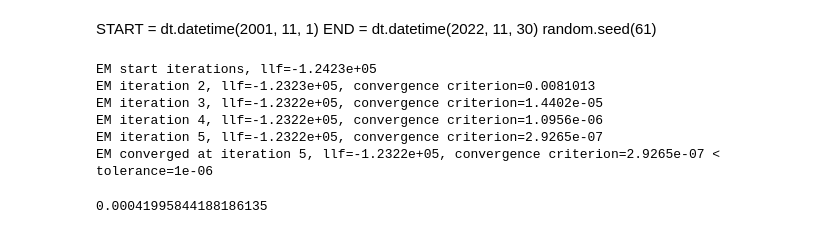
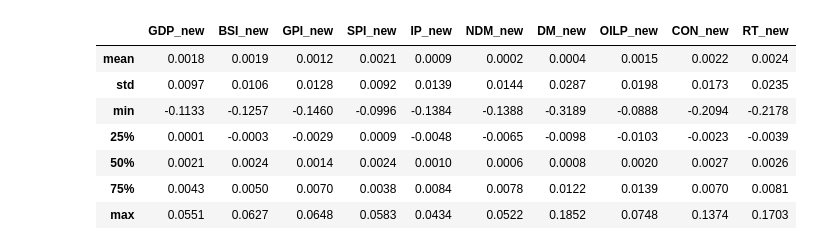
Before and after one commit to philtousi/dynamic_factor_models, a Jupyter notebook: dfm.ipynb, the cells around one changed output. Cells and saved outputs as stored; diff of their text form; code cells hidden in the pictures.

```diff
--- a/dfm.ipynb
+++ b/dfm.ipynb
@@ -11,31 +11,16 @@ plt.rcParams['savefig.dpi'] = 300
 from sklearn.metrics import mean_squared_error as mse
 import warnings
 warnings.filterwarnings('ignore')
-# %% [markdown]
-START = dt.datetime(2001, 11, 1)
-END = dt.datetime(2022, 11, 30)
-random.seed(61)
 # %%
 df = pd.read_csv('./LCDMA_October_2022/balanced_can_md.csv')
-df = df.set_index(pd.DatetimeIndex(df['Date'])).iloc[:,1:200]
+df = df.set_index(pd.DatetimeIndex(df['Date'])).iloc[200:,1:30]
+df.describe().round(4).iloc[1:,:10]
+# %% [output]
+|  | GDP_new | BSI_new | GPI_new | SPI_new | IP_new | NDM_new | DM_new | OILP_new | CON_new | RT_new |
+| mean | 0.0018 | 0.0019 | 0.0012 | 0.0021 | 0.0009 | 0.0002 | 0.0004 | 0.0015 | 0.0022 | 0.0024 |
+| std | 0.0097 | 0.0106 | 0.0128 | 0.0092 | 0.0139 | 0.0144 | 0.0287 | 0.0198 | 0.0173 | 0.0235 |
+| min | -0.1133 | -0.1257 | -0.1460 | -0.0996 | -0.1384 | -0.1388 | -0.3189 | -0.0888 | -0.2094 | -0.2178 |
+| 25% | 0.0001 | -0.0003 | -0.0029 | 0.0009 | -0.0048 | -0.0065 | -0.0098 | -0.0103 | -0.0023 | -0.0039 |
+| 50% | 0.0021 | 0.0024 | 0.0014 | 0.0024 | 0.0010 | 0.0006 | 0.0008 | 0.0020 | 0.0027 | 0.0026 |
+| 75% | 0.0043 | 0.0050 | 0.0070 | 0.0038 | 0.0084 | 0.0078 | 0.0122 | 0.0139 | 0.0070 | 0.0081 |
+| max | 0.0551 | 0.0627 | 0.0648 | 0.0583 | 0.0434 | 0.0522 | 0.1852 | 0.0748 | 0.1374 | 0.1703 |
-# %%
-num_oos=60
-testset = df.iloc[-num_oos:]
-iters=300
-
-model = sm.DynamicFactorMQ(endog=df)
-results = model.fit(maxiter=iters, disp=True)
-
-dfm_pred = results.predict(start=df.shape[0]-num_oos, end=df.shape[0]-1)
-# %% [output]
-EM start iterations, llf=-1.2423e+05
-EM iteration 2, llf=-1.2323e+05, convergence criterion=0.0081013
-EM iteration 3, llf=-1.2322e+05, convergence criterion=1.4402e-05
-EM iteration 4, llf=-1.2322e+05, convergence criterion=1.0956e-06
-EM iteration 5, llf=-1.2322e+05, convergence criterion=2.9265e-07
-EM converged at iteration 5, llf=-1.2322e+05, convergence criterion=2.9265e-07 < tolerance=1e-06
-# %%
-mse_gdp_in = mse(dfm_pred['GDP_new'], testset['GDP_new'])
-mse_gdp_in
-# %% [output]
-0.00041995844188186135
```
Also changed, not shown: parts of 11 cells of this notebook.
